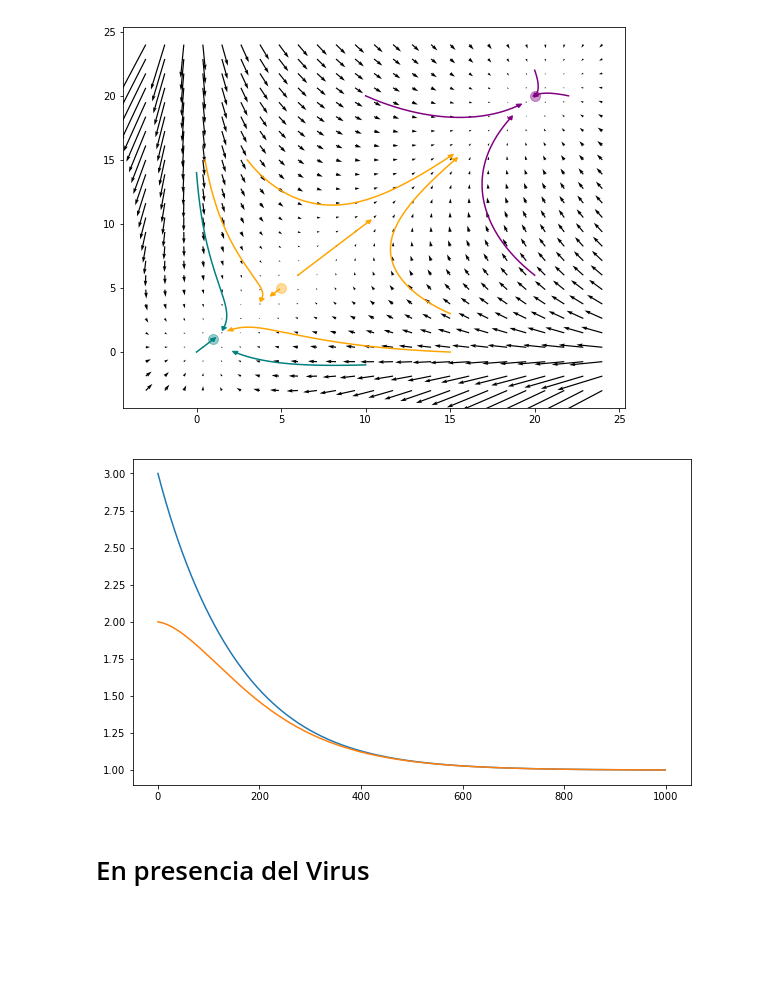
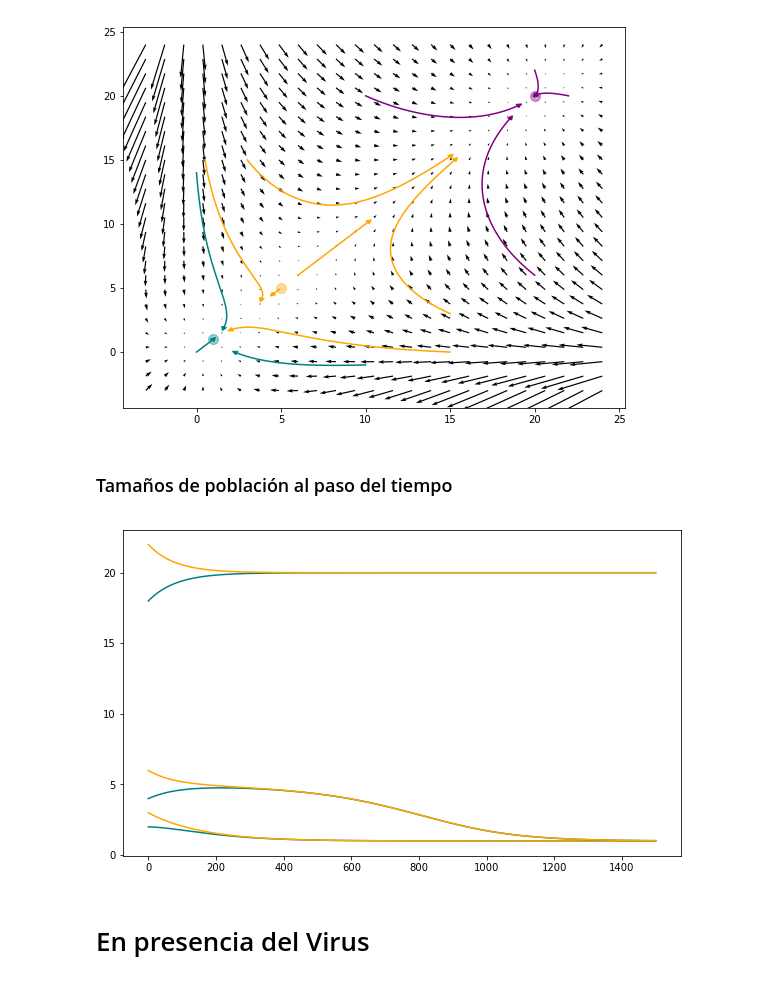
Before and after one commit to rgarcia-herrera/sistemas-dinamicos, a Jupyter notebook: human_immune.ipynb, the cells around one changed output. Saved outputs shown, nothing was run; the diff lists cells and outputs as text; code cells hidden in the pictures; blank space fills up the shorter version.

Commit message:
poblacion al paso del tiempo

```diff
--- a/human_immune.ipynb
+++ b/human_immune.ipynb
@@ -250,30 +250,28 @@ plt.plot(20, 20, 'purple', marker='o', markersize=10, alpha=0.4)
 plt.show()
 # %% [output]
 [figure]
+# %% [markdown]
+### Tamaños de población al paso del tiempo
 # %%
-Lamda1 = 1
-Lamda2 = 1
-mu1 = 1.25
-mu2 = 1.25
-a1 = 0.252
-a2 = 0.252
-b1 = 0.008
-b2 = 0.008
+fig = plt.figure(figsize=(10, 6))
 
-steps = 1000
-e1t = [3, ] + np.zeros(steps)
-e2t = [2, ] + np.zeros(steps)
-dt = 0.01
-for t in range(1, steps):
-    e1t[t] = e1t[t-1] + dt * dE1(e1t[t-1], e2t[t-1])
-    e2t[t] = e2t[t-1] + dt * dE2(e1t[t-1], e2t[t-1])
+def pop(E1_0, E2_0, steps = 1500):
+    e1t = [E1_0, ] + np.zeros(steps)
+    e2t = [E2_0, ] + np.zeros(steps)
 
-fig = plt.figure(figsize=(10, 6))
-plt.plot(range(steps), e1t)
-plt.plot(range(steps), e2t)
-plt.show()
+    dt = 0.01
+    for t in range(1, steps):
+        e1t[t] = e1t[t-1] + dt * dE1(e1t[t-1], e2t[t-1])
+        e2t[t] = e2t[t-1] + dt * dE2(e1t[t-1], e2t[t-1])
+
+    plt.plot(range(steps), e1t, color='teal')
+    plt.plot(range(steps), e2t, color='orange')
+
+pop(2, 3)
+pop(4,6)
+pop(18,22)
 # %% [output]
-[figure, old version]
+[figure, new version]
 # %% [markdown]
 # En presencia del Virus
 # %%
```
